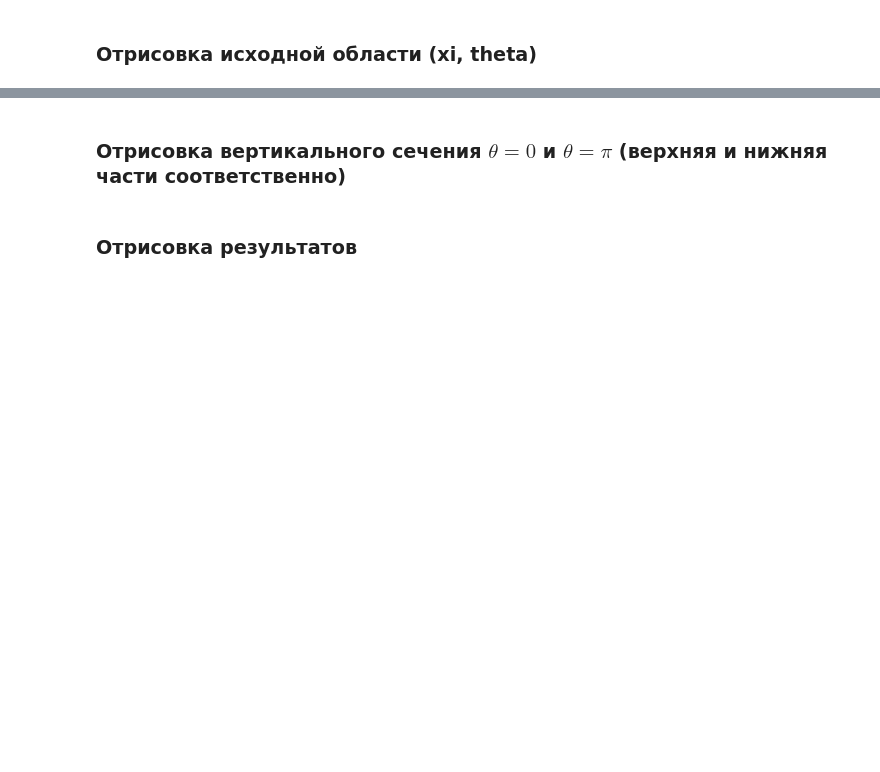
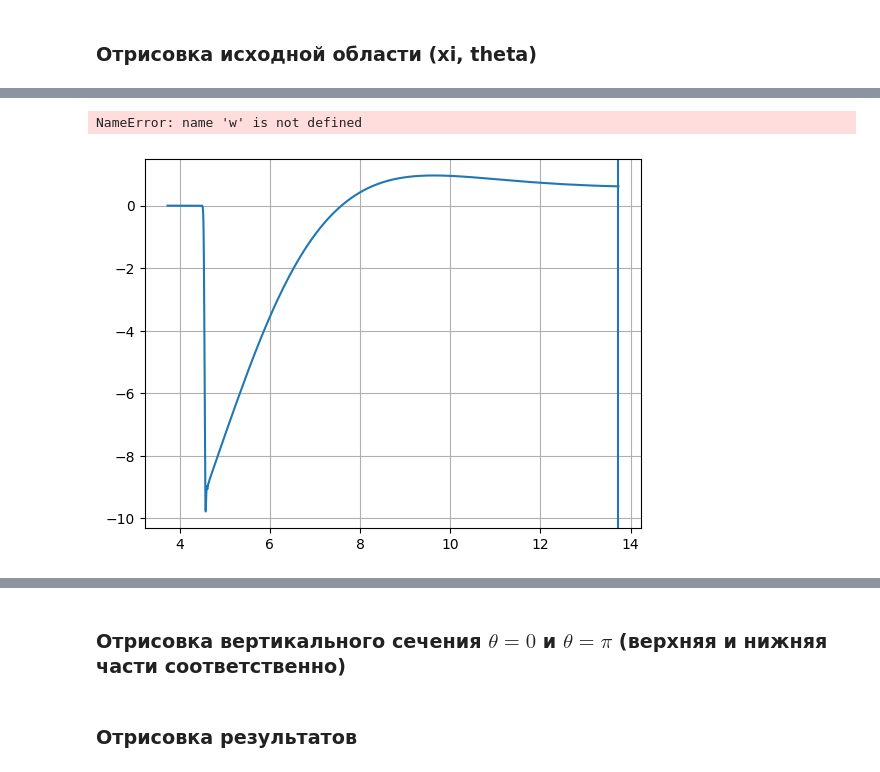
Before and after one commit to immortallz/Heat-source-in-supersonic-flow, a Jupyter notebook: visualization/vizualization.ipynb, the cells around one changed output, grey strips where cells are left out. Saved outputs shown, nothing was run; the diff lists cells and outputs as text; code cells hidden in the pictures; blank space fills up the shorter version.

```diff
--- a/visualization/vizualization.ipynb
+++ b/visualization/vizualization.ipynb
@@ -172,0 +172,20 @@ plt.show()
+# %%
+z_idx = -1
+
+Mach = np.sqrt(w[z_idx,0,0]**2 + u[z_idx,0,0]**2 + v[z_idx,0,0]**2) / np.sqrt(gamma * p[z_idx,0,0] / rho[z_idx,0,0])
+V_loc = np.sqrt(w[z_idx,0,0]**2 + u[z_idx,0,0]**2 + v[z_idx,0,0]**2)
+# Mach = Mach_inf
+# V_loc = Mach * np.sqrt(gamma * p_inf / rho_inf)
+
+Q_0 = np.pi**1.5 * (1/20) * rho[z_idx,0,0] * V_loc**3 * heatSourceParams["L"]**2
+# Q_0 = np.pi**1.5 * (1/20) * rho_inf * V_loc**3 * heatSourceParams["L"]**2
+analytical_sol = (gamma - 1) * Mach**2 * Q_0 / V_loc / (Mach**2 - 1)
+# %% [output]
+NameError: name 'w' is not defined
+# %%
+plt.plot(zs, Fy)
+# plt.plot(zs, np.full(zs.shape[0], -analytical_sol))
+plt.axvline(x=zs[z_idx], ymin=1, ymax=0)
+plt.grid()
+# %% [output]
+[figure, added]
```
Also changed, not shown: parts of 13 cells of this notebook, 11 other files.
